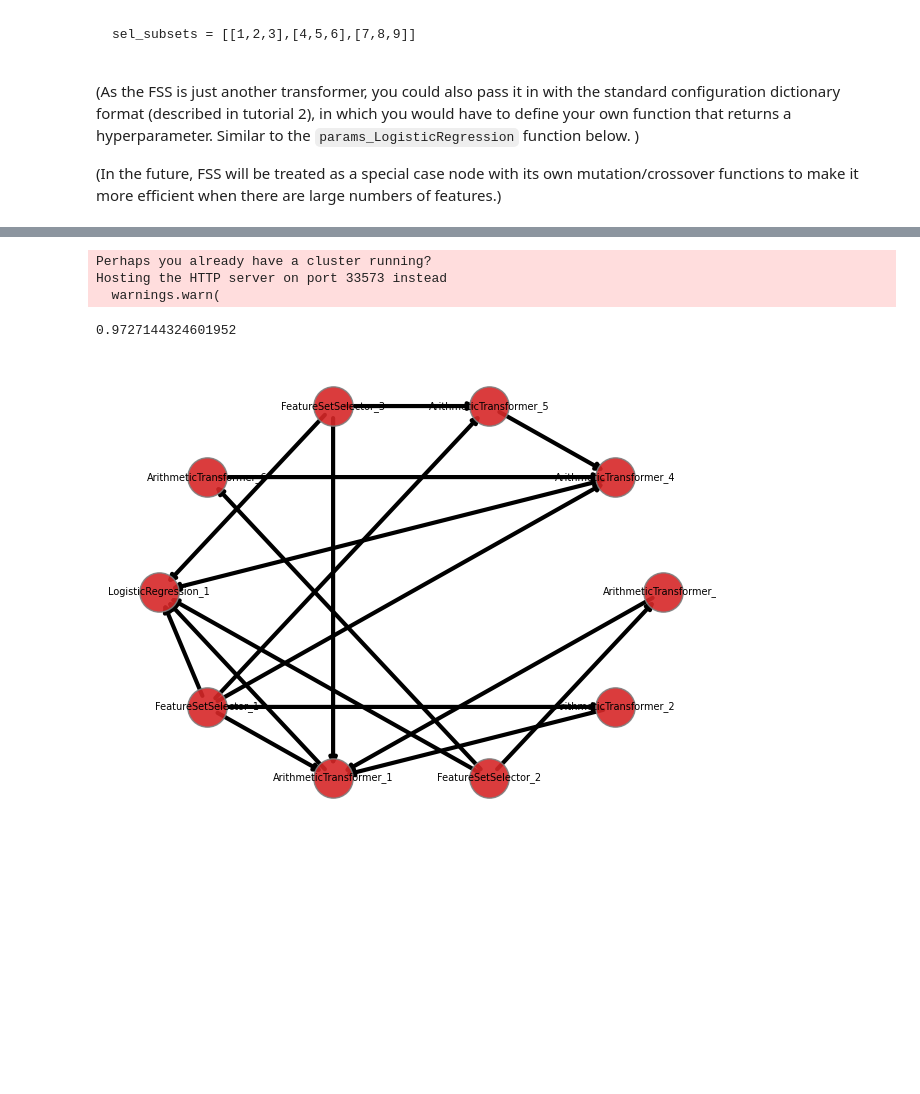
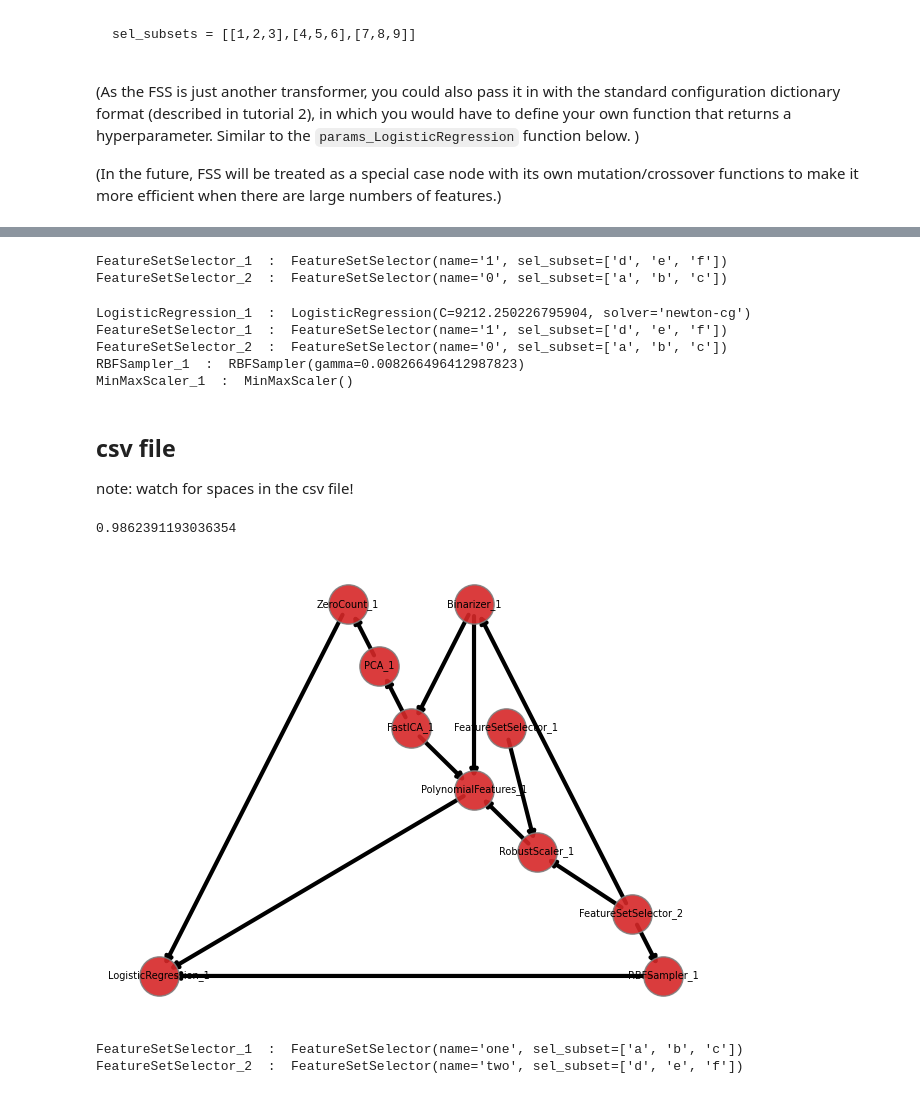
Before and after one commit to EpistasisLab/tpot, a Jupyter notebook: Tutorial/3_Genetic_Feature_Set_Selectors.ipynb, the cells around one changed output, grey strips where cells are left out. Drawn from its saved outputs; the diff is of its cells as text; code cells hidden in the pictures; blank space fills up the shorter version.

```diff
--- a/Tutorial/3_Genetic_Feature_Set_Selectors.ipynb
+++ b/Tutorial/3_Genetic_Feature_Set_Selectors.ipynb
@@ -153,7 +155,7 @@ from sklearn.linear_model import LogisticRegression
 import numpy as np
 
 
-est = tpot2.TPOTEstimator(population_size=40,generations=100,
+est = tpot2.TPOTEstimator(population_size=40,generations=20,
                             scorers=['roc_auc_ovr'],
                             scorers_weights=[1],
                             other_objective_functions=[tpot2.objectives.number_of_leaves_objective],
@@ -236,13 +301,13 @@ subsets = { "group_one" :  ['a','b','c'],
             }
 
 est = tpot2.TPOTEstimator(population_size=40,generations=20,
-                            scorers=['roc_auc_ovr'],
-                            scorers_weights=[1],
+                            scorers=['roc_auc_ovr',tpot2.objectives.complexity_scorer],
+                            scorers_weights=[1,-1],
                             n_jobs=32,
                             classification=True,
                             leaf_config_dict="feature_set_selector",
                             root_config_dict=root_config_dict,
-                            inner_config_dict="arithmetic_transformer",
+                            inner_config_dict="transformers",
                             subsets = subsets,
                             verbose=1,
                             )
@@ -265,13 +353,13 @@ import sklearn
 subsets = [['a','b','c'],['d','e','f'],['g','h','i']]
 
 est = tpot2.TPOTEstimator(population_size=40,generations=20,
-                            scorers=['roc_auc_ovr'],
-                            scorers_weights=[1],
+                            scorers=['roc_auc_ovr',tpot2.objectives.complexity_scorer],
+                            scorers_weights=[1,-1],
                             n_jobs=32,
                             classification=True,
                             leaf_config_dict="feature_set_selector",
                             root_config_dict=root_config_dict,
-                            inner_config_dict="arithmetic_transformer",
+                            inner_config_dict="transformers",
                             subsets = subsets,
                             verbose=1,
                             )
@@ -287,33 +375,69 @@ est.fitted_pipeline_.plot()
+# %%
+# print the selected features for each FSS
+
+#get leaves
+leaves = [v for v, d in est.fitted_pipeline_.graph.out_degree() if d == 0]
+for l in leaves:
+    print(l, " : ", est.fitted_pipeline_.graph.nodes[l]['instance'])
+# %% [output]
+FeatureSetSelector_1  :  FeatureSetSelector(name='1', sel_subset=['d', 'e', 'f'])
+FeatureSetSelector_2  :  FeatureSetSelector(name='0', sel_subset=['a', 'b', 'c'])
+# %%
+# print all hyperparameters
+for n in est.fitted_pipeline_.graph.nodes:
+    print(n, " : ", est.fitted_pipeline_.graph.nodes[n]['instance'])
+# %% [output]
+LogisticRegression_1  :  LogisticRegression(C=9212.250226795904, solver='newton-cg')
+FeatureSetSelector_1  :  FeatureSetSelector(name='1', sel_subset=['d', 'e', 'f'])
+FeatureSetSelector_2  :  FeatureSetSelector(name='0', sel_subset=['a', 'b', 'c'])
+RBFSampler_1  :  RBFSampler(gamma=0.008266496412987823)
+MinMaxScaler_1  :  MinMaxScaler()
+# %% [markdown]
+## csv file
+
+note: watch for spaces in the csv file!
 # %%
 import tpot2
 import pandas as pd
 import numpy as np
 from sklearn.linear_model import LogisticRegression
 import sklearn
 
 subsets = 'simple_fss.csv'
-#
+'''
+# simple_fss.csv
+one,a,b,c
+two,d,e,f
+three,g,h,i
+'''
 
 est = tpot2.TPOTEstimator(population_size=40,generations=20,
-                            scorers=['roc_auc_ovr'],
-                            scorers_weights=[1],
+                            scorers=['roc_auc_ovr',tpot2.objectives.complexity_scorer],
+                            scorers_weights=[1,-1],
                             n_jobs=32,
                             classification=True,
                             leaf_config_dict="feature_set_selector",
                             root_config_dict=root_config_dict,
-                            inner_config_dict="arithmetic_transformer",
+                            inner_config_dict="transformers",
                             subsets = subsets,
                             verbose=1,
                             )
 
 
 est.fit(X_train,y_train)
 print(sklearn.metrics.get_scorer('roc_auc_ovr')(est, X_test, y_test))
 
 est.fitted_pipeline_.plot()
 # %% [output]
-Perhaps you already have a cluster running?
-Hosting the HTTP server on port 33573 instead
-  warnings.warn(
+0.9862391193036354
-0.9727144324601952
-[figure, old version]
+[figure, new version]
+# %%
+# print the selected features for each FSS
+
+#get leaves
+leaves = [v for v, d in est.fitted_pipeline_.graph.out_degree() if d == 0]
+for l in leaves:
+    print(l, " : ", est.fitted_pipeline_.graph.nodes[l]['instance'])
+# %% [output]
+FeatureSetSelector_1  :  FeatureSetSelector(name='one', sel_subset=['a', 'b', 'c'])
+FeatureSetSelector_2  :  FeatureSetSelector(name='two', sel_subset=['d', 'e', 'f'])
```
Also changed, not shown: parts of 24 cells of this notebook.
